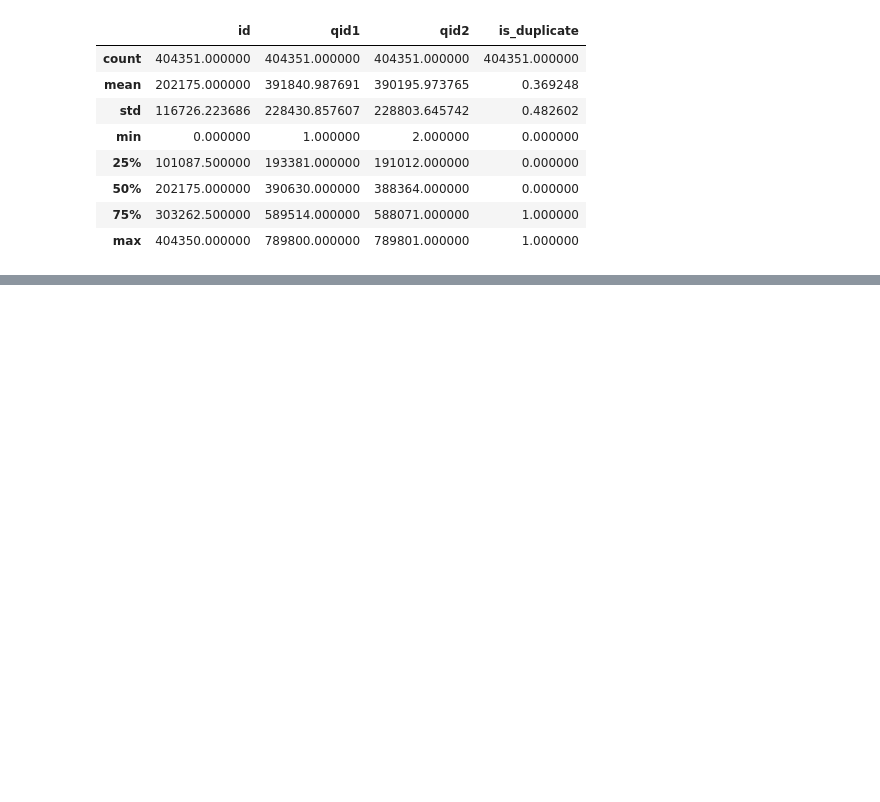
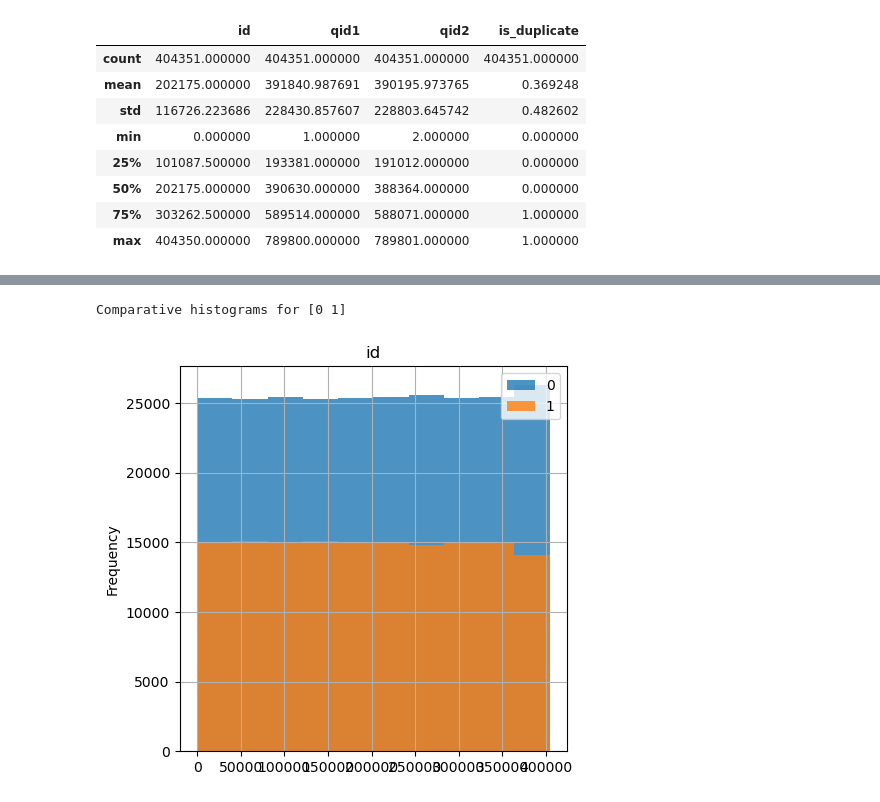
Before and after one commit to Dhouib-Mohamed/Duplicate-Question-Predictor, a Jupyter notebook: notebooks/raw_visualization.ipynb, the cells around one changed output, grey strips where cells are left out. Cells and saved outputs as stored; diff of their text form; code cells hidden in the pictures; blank space fills up the shorter version.

```diff
--- a/notebooks/raw_visualization.ipynb
+++ b/notebooks/raw_visualization.ipynb
@@ -79,0 +59,5 @@ AttributeError: 'Series' object has no attribute 'select_dtypes'
+# %%
+vis.classComparePlot(data[["id","is_duplicate"]], 'is_duplicate', plotType='hist')
+# %% [output]
+Comparative histograms for [0 1]
+[figure, added]
```
Also changed, not shown: parts of 10 cells of this notebook.
